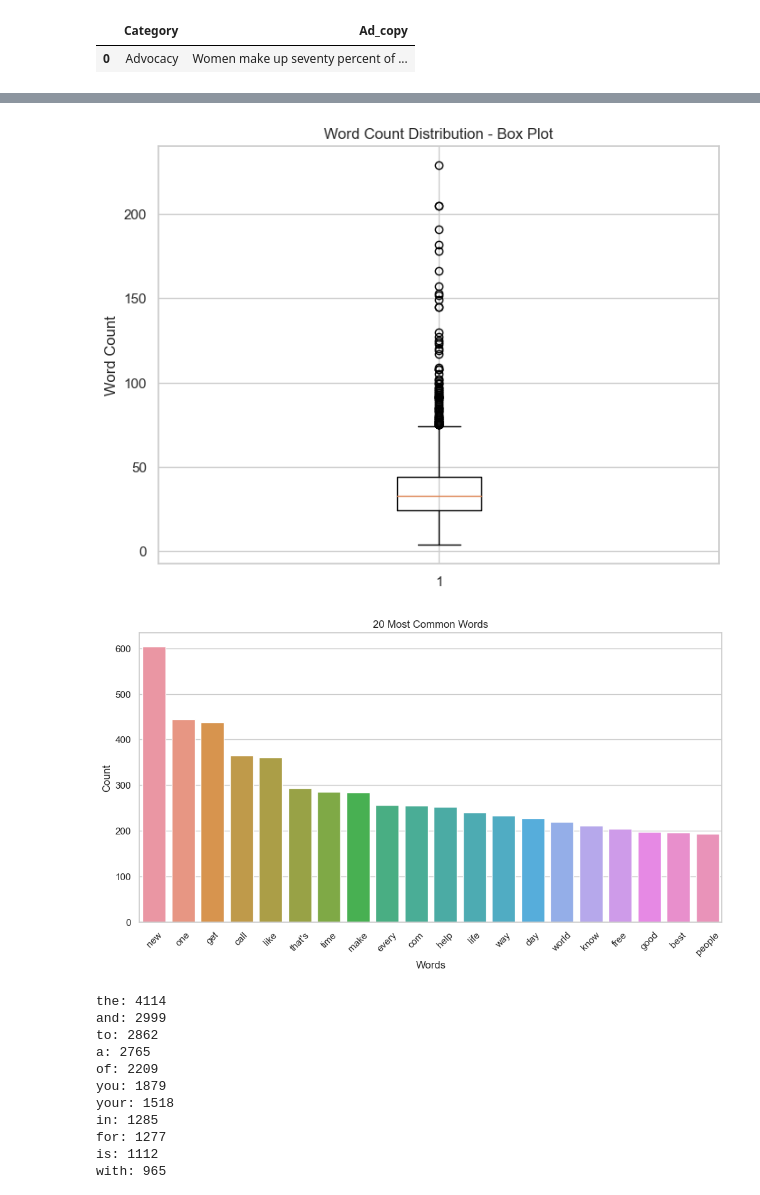
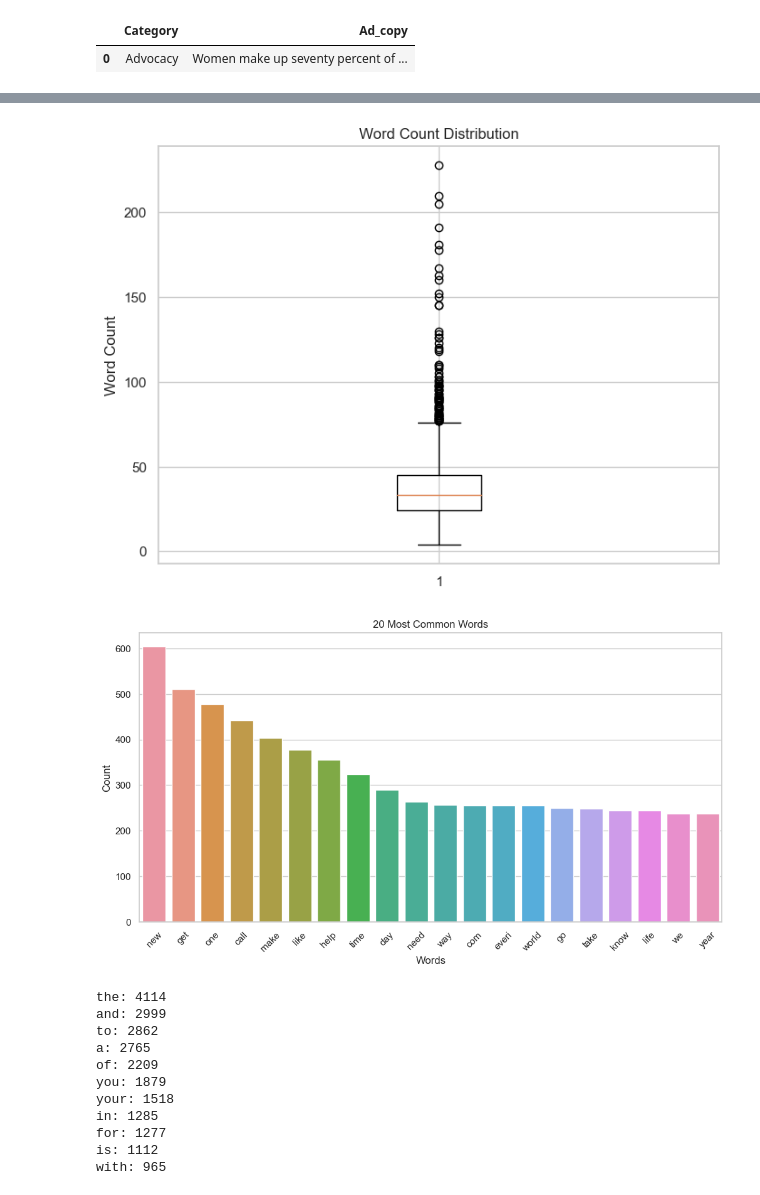
Before and after one commit to lifen-joy/20048573_MastersProject_2023, a Jupyter notebook: ads/explore.ipynb, the cells around one changed output, grey strips where cells are left out. Drawn from its saved outputs; the diff is of its cells as text; code cells hidden in the pictures.

```diff
--- a/ads/explore.ipynb
+++ b/ads/explore.ipynb
@@ -193,6 +203,9 @@ def clean_text(text):
     # Replace newline characters with spaces
     cleaned_text = cleaned_text.replace("\n", " ")
 
+    # Remove 's (apostrophe followed by s)
+    cleaned_text = re.sub(r"'s", "", cleaned_text)
+
     # Remove stopwords while keeping gendered pronouns
     words = cleaned_text.split()
     words = [word for word in words if word not in stop_words]
@@ -202,6 +215,25 @@ def clean_text(text):
 
 # Apply the cleaning function to the new column
 data['clean_copy'] = data['Ad_copy'].apply(clean_text)
+# %%
+# Tokenize https://www.geeksforgeeks.org/text-preprocessing-in-python-set-1/
+
+def tokenize_text(text):
+    return word_tokenize(text)
+
+# Apply the tokenizing function to the clean_copy column
+data['clean_copy'] = data['clean_copy'].apply(tokenize_text)
+# %%
+#Stem words
+
+stemmer = PorterStemmer()
+
+def stem_words(words):
+    stemmed_words = [stemmer.stem(word) for word in words]
+    return stemmed_words
+
+# Apply the stemming function to the clean_copy column
+data['clean_copy'] = data['clean_copy'].apply(stem_words)
 # %%
 #Checking data
 random_sample = data.sample(n=5)[['clean_copy']]
@@ -251,36 +283,33 @@ plt.show()
 
 #Not going to remove the outliers as the dataset is already small. Will note this as continue to use the dataset
 # %% [output]
-[figure, old version]
+[figure, new version]
 # %%
 # Most common words
 
-# All cleaned text into a single string
-all_text = ' '.join(data['clean_copy'])
-
-# Split the text into individual words
-words = all_text.split()
+# Flatten lists of words into a single list of words
+all_words = [word for text in data['clean_copy'] for word in text]
 
 # Create a Counter object to count the occurrences of each word
-word_count = Counter(words)
+word_count = Counter(all_words)
 
 # Find the 20 most common words
 most_common_words = word_count.most_common(20)
 
 # Bar plot
 words, counts = zip(*most_common_words)
 
 sns.set(style="whitegrid")
 plt.figure(figsize=(12, 6))
 sns.barplot(x=list(words), y=list(counts))
 
 plt.title("20 Most Common Words")
 plt.xlabel("Words")
 plt.ylabel("Count")
 plt.xticks(rotation=45)
 plt.show()
 # %% [output]
-[figure, old version]
+[figure, new version]
 # %%
 
 original_text = ' '.join(data['Ad_copy'])
```
Also changed, not shown: parts of 14 cells of this notebook.
